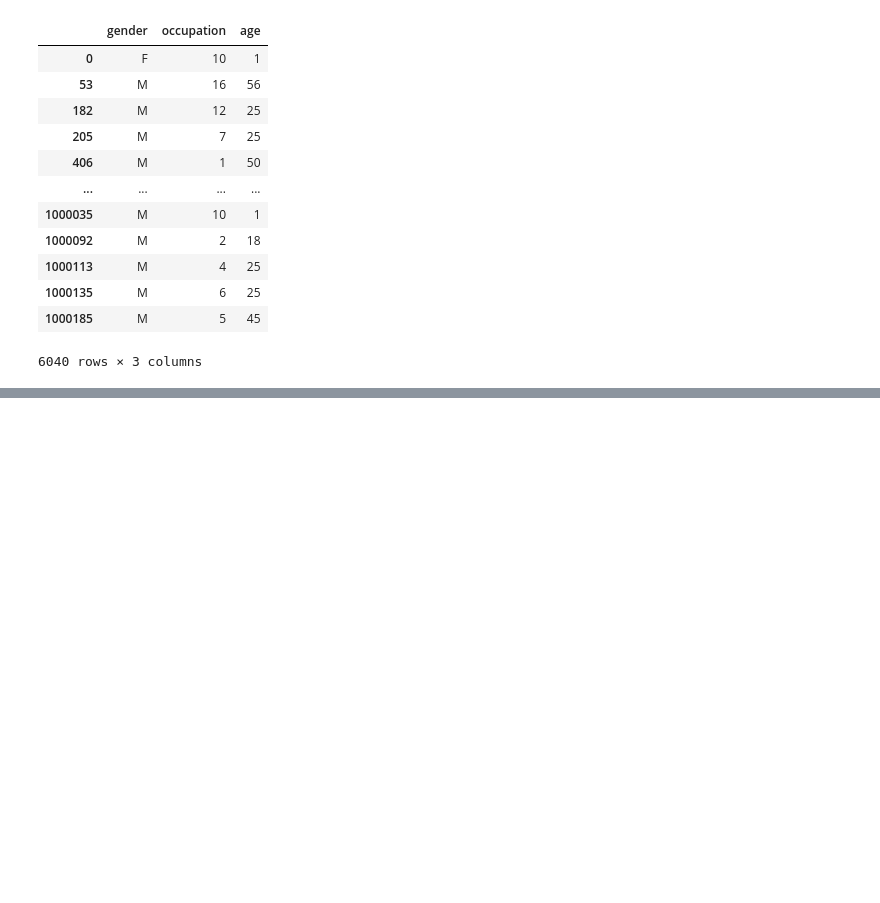
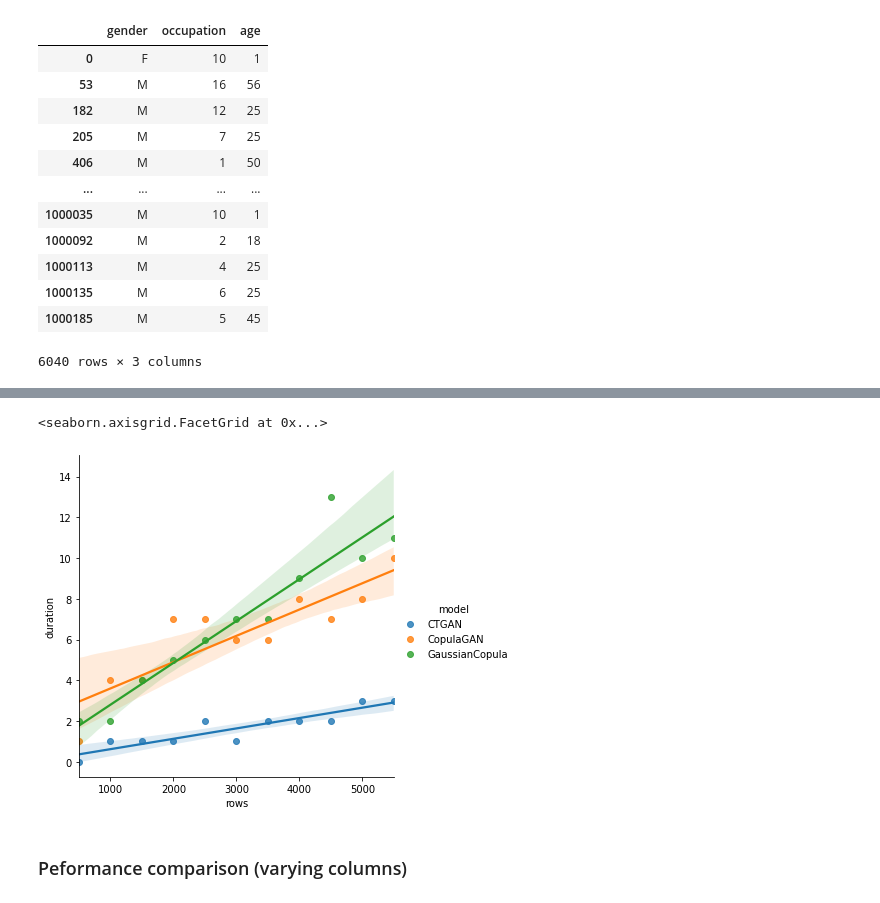
Before and after one commit to vldpro/SynEvaRec, a Jupyter notebook: notebooks/movielens/synthetic_generators_comparison.ipynb, the cells around one changed output, grey strips where cells are left out. Cells and saved outputs as stored; diff of their text form; code cells hidden in the pictures; blank space fills up the shorter version.

Commit message:
add performance comparison

```diff
--- a/notebooks/movielens/synthetic_generators_comparison.ipynb
+++ b/notebooks/movielens/synthetic_generators_comparison.ipynb
@@ -85,0 +88,27 @@ fit_evaluate(
+# %%
+def compare_performance(df, models, sample_sizes):
+    results = []
+    for model_name, model in models.items():
+        for sample_size in sample_sizes:
+            data = df.sample(sample_size)
+            start = datetime.datetime.utcnow()
+            model.fit(data)
+            duration = datetime.datetime.utcnow() - start
+            results.append({
+                "model": model_name,
+                "duration": duration,
+                "rows": data.shape[0],
+                "cols": data.shape[1]
+            })
+    return pd.DataFrame(results)
+# %%
+npr.seed(SEED)
+perf_results = compare_performance(
+    user_df,
+    models={
+        "CTGAN": CTGAN(epochs=1, verbose=True),
+        "CopulaGAN": CopulaGAN(epochs=1, verbose=True),
+        "GaussianCopula": GaussianCopula(),
+    },
+    sample_sizes=range(500, 6000, 500)
+)
@@ -85,0 +149,9 @@ fit_evaluate(
+# %%
+perf_results["duration"] = perf_results["duration"].map(lambda x: x.seconds)
+# %%
+sns.lmplot(data=perf_results, x="rows", y="duration", hue="model")
+# %% [output]
+<seaborn.axisgrid.FacetGrid at 0x...>
+[figure, added]
+# %% [markdown]
+### Peformance comparison (varying columns)
```
Also changed, not shown: parts of 13 cells of this notebook.
